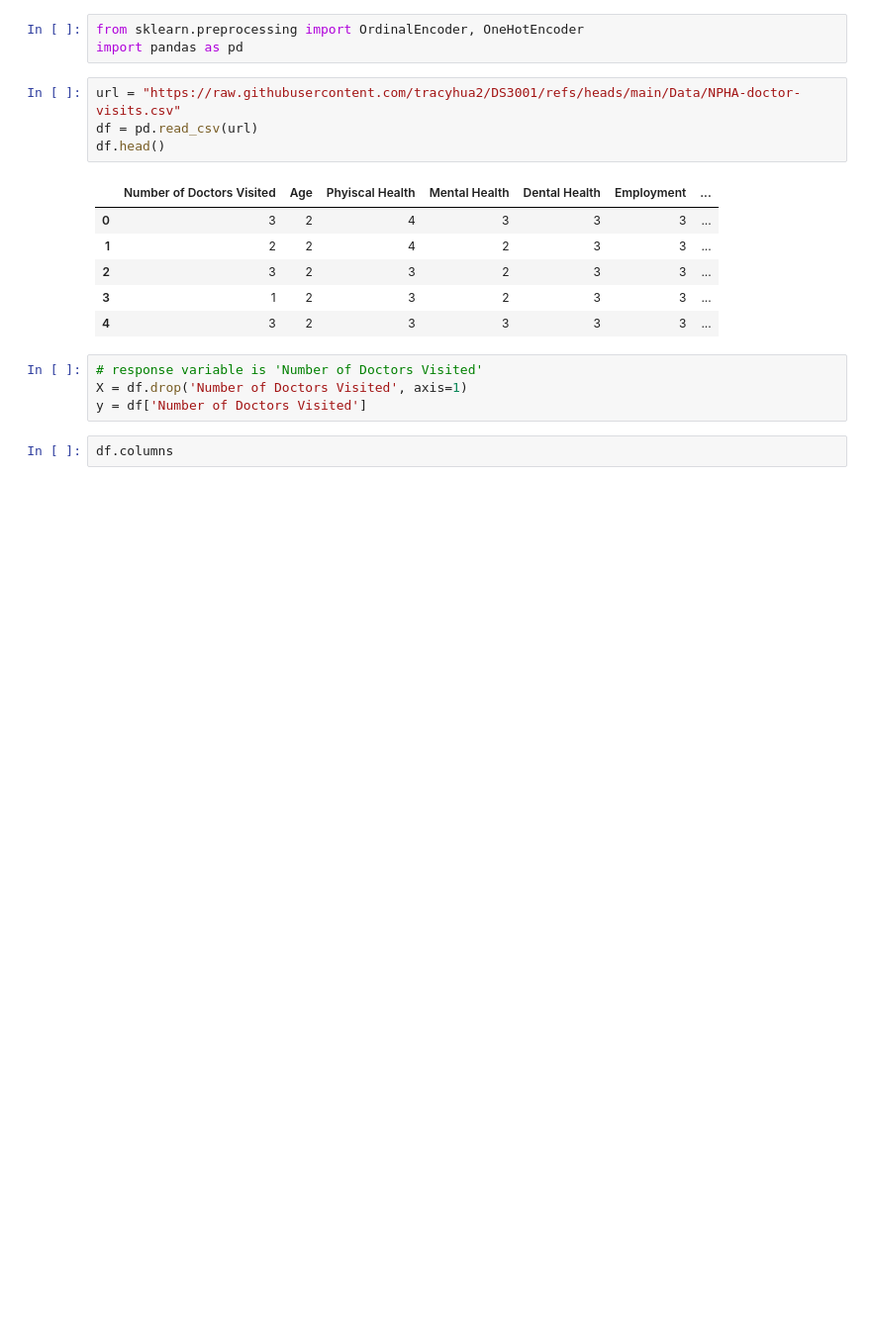
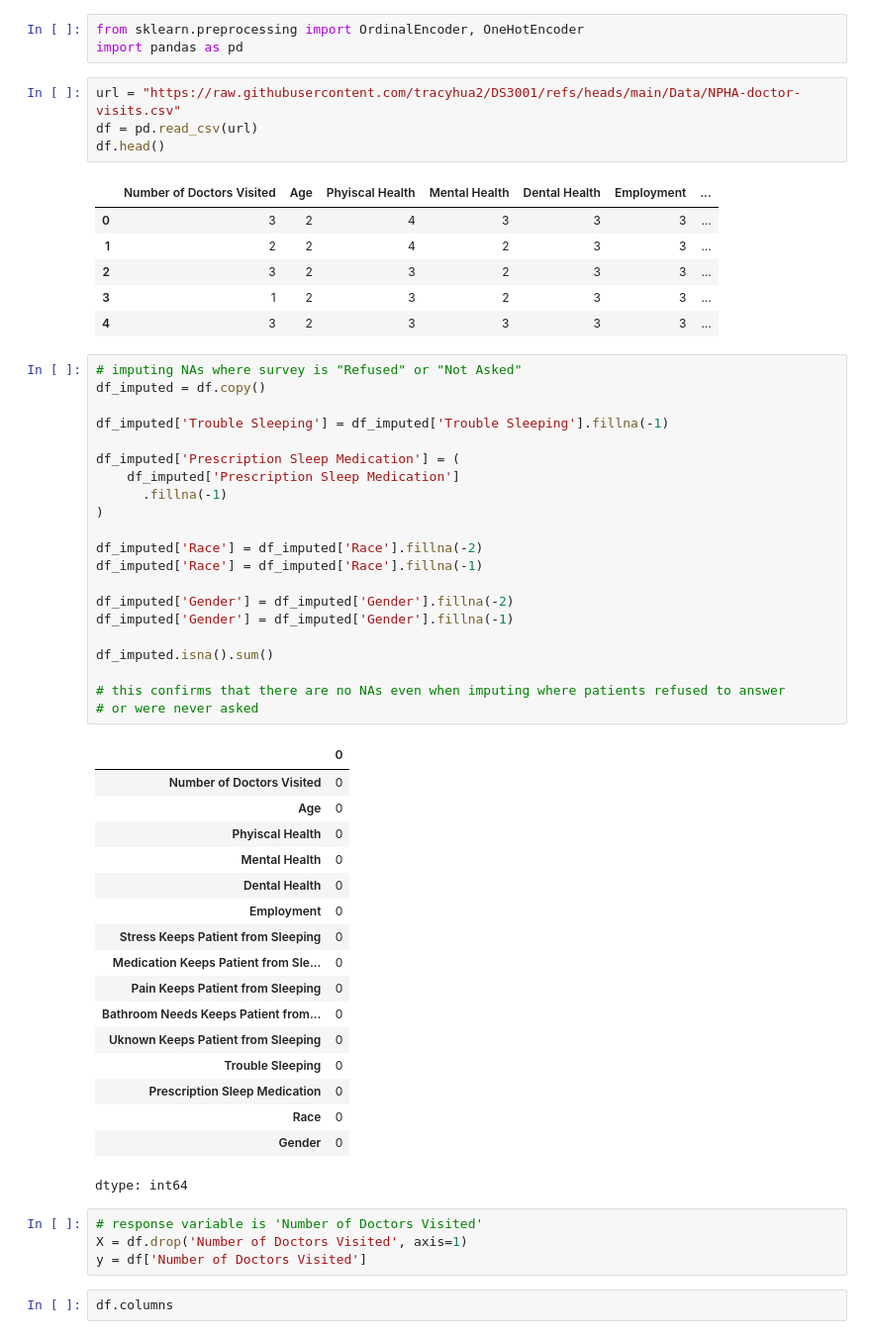
Before and after one commit to tracyhua2/DS3001, a Jupyter notebook: Final Project/DS3001_Preprocessing.ipynb, the cells around one changed output. Shown at 99% size. Cells and saved outputs as stored; diff of their text form; blank space fills up the shorter version.

```diff
--- a/Final Project/DS3001_Preprocessing.ipynb
+++ b/Final Project/DS3001_Preprocessing.ipynb
@@ -14,6 +14,45 @@ df.head()
 | 2 | 3 | 2 | 3 | 2 | 3 | 3 | ... |
 | 3 | 1 | 2 | 3 | 2 | 3 | 3 | ... |
 | 4 | 3 | 2 | 3 | 3 | 3 | 3 | ... |
+# %%
+# imputing NAs where survey is "Refused" or "Not Asked"
+df_imputed = df.copy()
+
+df_imputed['Trouble Sleeping'] = df_imputed['Trouble Sleeping'].fillna(-1)
+
+df_imputed['Prescription Sleep Medication'] = (
+    df_imputed['Prescription Sleep Medication']
+      .fillna(-1)
+)
+
+df_imputed['Race'] = df_imputed['Race'].fillna(-2)
+df_imputed['Race'] = df_imputed['Race'].fillna(-1)
+
+df_imputed['Gender'] = df_imputed['Gender'].fillna(-2)
+df_imputed['Gender'] = df_imputed['Gender'].fillna(-1)
+
+df_imputed.isna().sum()
+
+# this confirms that there are no NAs even when imputing where patients refused to answer
+# or were never asked
+# %% [output]
+|  | 0 |
+| Number of Doctors Visited | 0 |
+| Age | 0 |
+| Phyiscal Health | 0 |
+| Mental Health | 0 |
+| Dental Health | 0 |
+| Employment | 0 |
+| Stress Keeps Patient from Sleeping | 0 |
+| Medication Keeps Patient from Sle... | 0 |
+| Pain Keeps Patient from Sleeping | 0 |
+| Bathroom Needs Keeps Patient from... | 0 |
+| Uknown Keeps Patient from Sleeping | 0 |
+| Trouble Sleeping | 0 |
+| Prescription Sleep Medication | 0 |
+| Race | 0 |
+| Gender | 0 |
+dtype: int64
 # %%
 # response variable is 'Number of Doctors Visited'
 X = df.drop('Number of Doctors Visited', axis=1)
```
